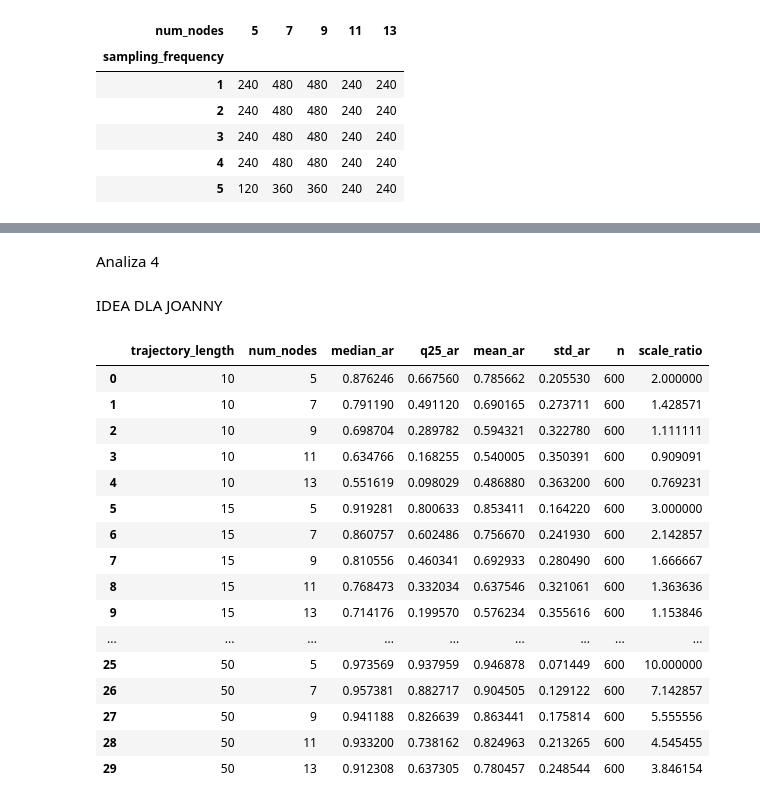
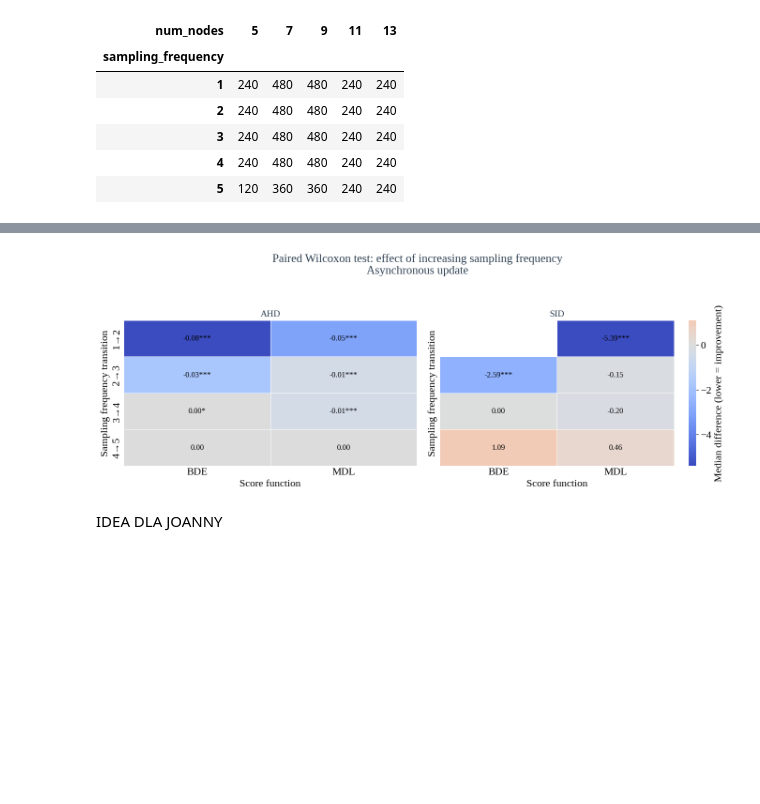
Before and after one commit to maxi7524/SAD2_final_project, a Jupyter notebook: notebooks/raport_max.ipynb, the cells around one changed output, grey strips where cells are left out. Drawn from its saved outputs; the diff is of its cells as text; code cells hidden in the pictures; blank space fills up the shorter version.

```diff
--- a/notebooks/raport_max.ipynb
+++ b/notebooks/raport_max.ipynb
@@ -645,2 +268,0 @@ for update_mode in ["synchronous", "asynchronous"]:
-# %% [markdown]
-Analiza 4
@@ -657,2 +269,41 @@ def run_regression(df, metric):
+# %%
+df_wilcoxon = compute_wilcoxon_table(
+    df_series,
+    metrics=["AHD", "SID"],
+    transitions=[(1,2), (2,3), (3,4), (4,5)]
+)
+
+
+fig, axes = plt.subplots(1, 2, figsize=(14, 5), sharey=True)
+
+plot_wilcoxon_heatmap(
+    df_wilcoxon,
+    metric="AHD",
+    update_mode="asynchronous",
+    transitions_order=["1→2", "2→3", "3→4", "4→5"],
+    ax=axes[0],
+    cbar=False
+)
+
+plot_wilcoxon_heatmap(
+    df_wilcoxon,
+    metric="SID",
+    update_mode="asynchronous",
+    transitions_order=["1→2", "2→3", "3→4", "4→5"],
+    ax=axes[1],
+    cbar=True
+)
+
+fig.suptitle(
+    "Paired Wilcoxon test: effect of increasing sampling frequency\n"
+    "Asynchronous update",
+    fontsize=18,
+    y=1.05
+)
+
+plt.tight_layout()
+plt.show()
+# %% [output]
+[figure, added]
 # %% [markdown]
 IDEA DLA JOANNY
@@ -678,23 +309,0 @@ df_summary["scale_ratio"] = (
-# %%
-df_summary["scale_ratio"] = (
-    df_summary["trajectory_length"] / df_summary["num_nodes"]
-)
-df_summary
-# %% [output]
-|  | trajectory_length | num_nodes | median_ar | q25_ar | mean_ar | std_ar | n | scale_ratio |
-| 0 | 10 | 5 | 0.876246 | 0.667560 | 0.785662 | 0.205530 | 600 | 2.000000 |
-| 1 | 10 | 7 | 0.791190 | 0.491120 | 0.690165 | 0.273711 | 600 | 1.428571 |
-| 2 | 10 | 9 | 0.698704 | 0.289782 | 0.594321 | 0.322780 | 600 | 1.111111 |
-| 3 | 10 | 11 | 0.634766 | 0.168255 | 0.540005 | 0.350391 | 600 | 0.909091 |
-| 4 | 10 | 13 | 0.551619 | 0.098029 | 0.486880 | 0.363200 | 600 | 0.769231 |
-| 5 | 15 | 5 | 0.919281 | 0.800633 | 0.853411 | 0.164220 | 600 | 3.000000 |
-| 6 | 15 | 7 | 0.860757 | 0.602486 | 0.756670 | 0.241930 | 600 | 2.142857 |
-| 7 | 15 | 9 | 0.810556 | 0.460341 | 0.692933 | 0.280490 | 600 | 1.666667 |
-| 8 | 15 | 11 | 0.768473 | 0.332034 | 0.637546 | 0.321061 | 600 | 1.363636 |
-| 9 | 15 | 13 | 0.714176 | 0.199570 | 0.576234 | 0.355616 | 600 | 1.153846 |
-| ... | ... | ... | ... | ... | ... | ... | ... | ... |
-| 25 | 50 | 5 | 0.973569 | 0.937959 | 0.946878 | 0.071449 | 600 | 10.000000 |
-| 26 | 50 | 7 | 0.957381 | 0.882717 | 0.904505 | 0.129122 | 600 | 7.142857 |
-| 27 | 50 | 9 | 0.941188 | 0.826639 | 0.863441 | 0.175814 | 600 | 5.555556 |
-| 28 | 50 | 11 | 0.933200 | 0.738162 | 0.824963 | 0.213265 | 600 | 4.545455 |
-| 29 | 50 | 13 | 0.912308 | 0.637305 | 0.780457 | 0.248544 | 600 | 3.846154 |
```
Also changed, not shown: parts of 21 cells of this notebook, 3 other files.
